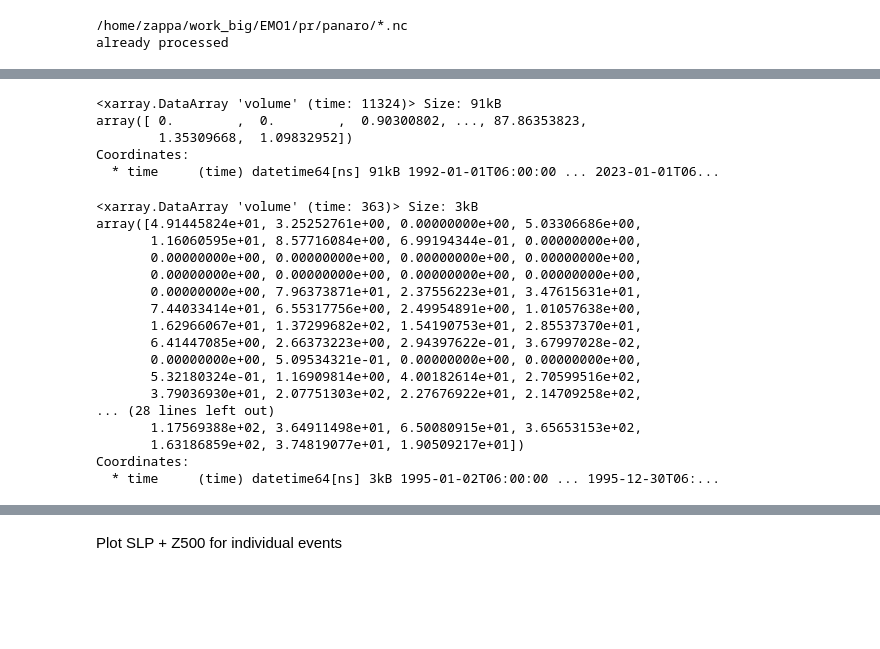
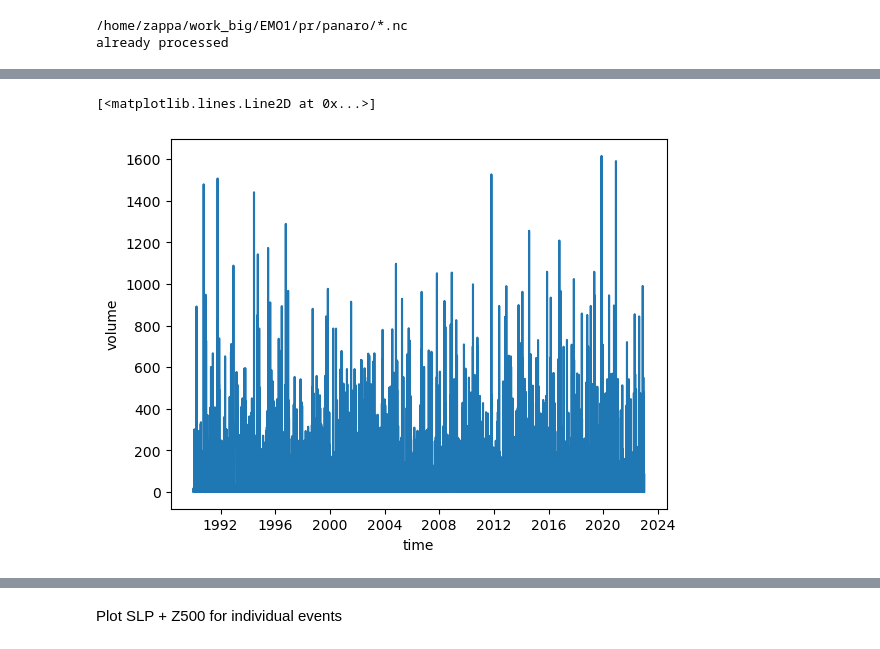
Before and after one commit to zappag/FLORA, a Jupyter notebook: explore.ipynb, the cells around one changed output, grey strips where cells are left out. Drawn from its saved outputs; the diff is of its cells as text; code cells hidden in the pictures; blank space fills up the shorter version.

```diff
--- a/explore.ipynb
+++ b/explore.ipynb
@@ -514,39 +438,18 @@ DatetimeIndex(['1992-01-01 15:00:00', '1992-01-02 09:00:00',
-# %%
-ds_results=results_df['volume'].to_xarray()
-print(ds_results)
-# %% [output]
-<xarray.DataArray 'volume' (time: 11324)> Size: 91kB
-array([ 0.        ,  0.        ,  0.90300802, ..., 87.86353823,
-        1.35309668,  1.09832952])
-Coordinates:
-  * time     (time) datetime64[ns] 91kB 1992-01-01T06:00:00 ... 2023-01-01T06...
-# %%
-
-time_start_plot="1995-01-02"
-time_end_plot="1995-12-30"
-xds_gp_subset=xds_gp.sel(time=slice(time_start_plot,time_end_plot))
-ds_results_subset=ds_results.sel(time=slice(time_start_plot,time_end_plot))
-
-#print(xds_gp_subset)
-print(ds_results_subset)
-# %% [output]
-<xarray.DataArray 'volume' (time: 363)> Size: 3kB
-array([4.91445824e+01, 3.25252761e+00, 0.00000000e+00, 5.03306686e+00,
-       1.16060595e+01, 8.57716084e+00, 6.99194344e-01, 0.00000000e+00,
-       0.00000000e+00, 0.00000000e+00, 0.00000000e+00, 0.00000000e+00,
-       0.00000000e+00, 0.00000000e+00, 0.00000000e+00, 0.00000000e+00,
-       0.00000000e+00, 7.96373871e+01, 2.37556223e+01, 3.47615631e+01,
-       7.44033414e+01, 6.55317756e+00, 2.49954891e+00, 1.01057638e+00,
-       1.62966067e+01, 1.37299682e+02, 1.54190753e+01, 2.85537370e+01,
-       6.41447085e+00, 2.66373223e+00, 2.94397622e-01, 3.67997028e-02,
-       0.00000000e+00, 5.09534321e-01, 0.00000000e+00, 0.00000000e+00,
-       5.32180324e-01, 1.16909814e+00, 4.00182614e+01, 2.70599516e+02,
-       3.79036930e+01, 2.07751303e+02, 2.27676922e+01, 2.14709258e+02,
-... (28 lines left out)
-       1.17569388e+02, 3.64911498e+01, 6.50080915e+01, 3.65653153e+02,
-       1.63186859e+02, 3.74819077e+01, 1.90509217e+01])
-Coordinates:
-  * time     (time) datetime64[ns] 3kB 1995-01-02T06:00:00 ... 1995-12-30T06:...
+# %%
+
+# total volume of rainfall
+sec_in_day=24*3600
+area_m2=shape_basin_gdf['UP_AREA'].values*10**6        # km2 to m2
+#df_pr_ws_ms=df_pr_ws['pr']/1000/sec_in_day # convert mm/day to m/s
+#df_pr_ws_ms['volume'] = area_m2*df_pr_ws_ms            # and then to m^3/s
+#df_pr_ws_ms['volume'].plot()
+
+xds_pr_ws_ms=xds_pr_ws['pr']/1000/sec_in_day   # convert mm/day to m/s
+xds_pr_ws_ms['volume'] = area_m2*xds_pr_ws_ms            # and then to m^3/s
+xds_pr_ws_ms['volume'].plot()
+# %% [output]
+[<matplotlib.lines.Line2D at 0x...>]
+[figure, added]
 # %%
 
 # scatter of volume precipitation vs peak discharge
```
Also changed, not shown: parts of 23 cells of this notebook.
